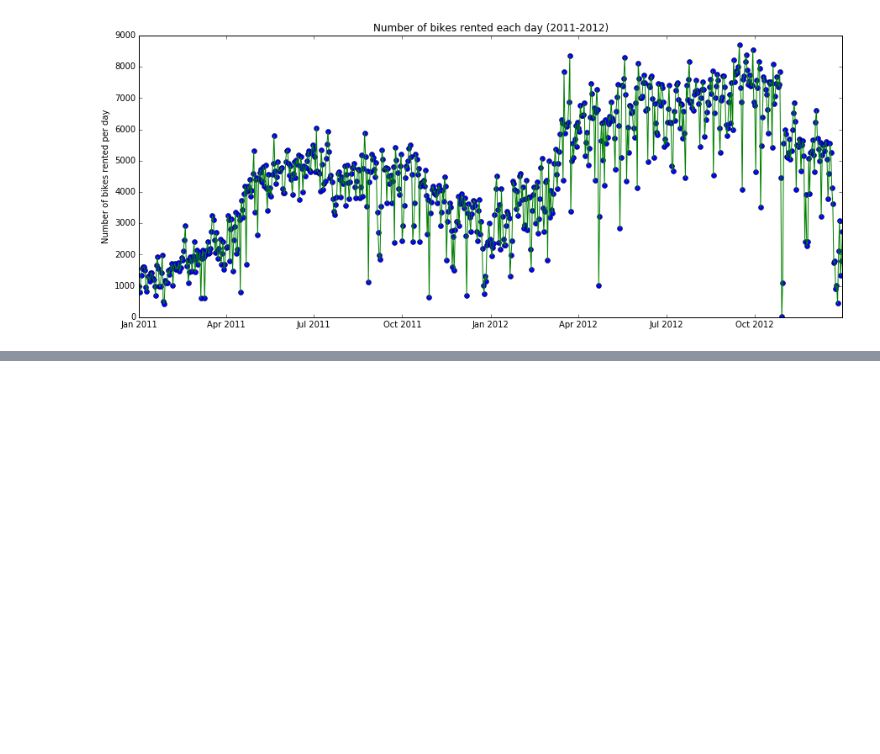
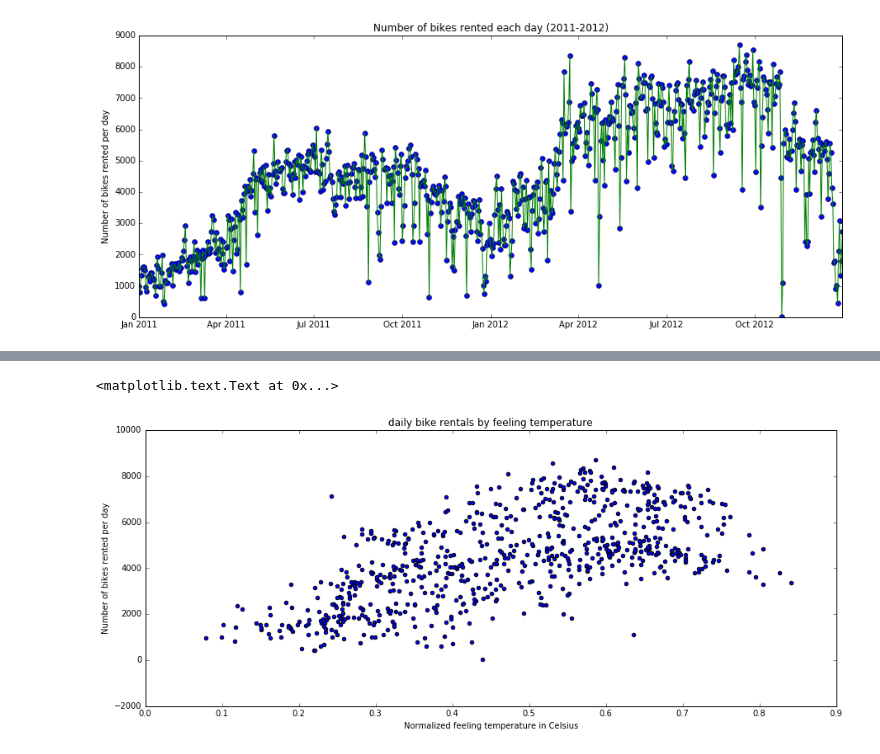
Before and after one commit to hannahlaura44/data-analysis, a Jupyter notebook: Untitled.ipynb, the cells around one changed output, grey strips where cells are left out. Cells and saved outputs as stored; diff of their text form; code cells hidden in the pictures; blank space fills up the shorter version.

```diff
--- a/Untitled.ipynb
+++ b/Untitled.ipynb
@@ -54,0 +67,9 @@ Name: dteday, dtype: object
+# %%
+temp_df = df['atemp']
+plt.scatter(temp_df,count_df)
+plt.ylabel('Number of bikes rented per day')
+plt.xlabel('Normalized feeling temperature in Celsius')
+plt.title('daily bike rentals by feeling temperature')
+# %% [output]
+<matplotlib.text.Text at 0x...>
+[figure, added]
```
Also changed, not shown: parts of 6 cells of this notebook.
